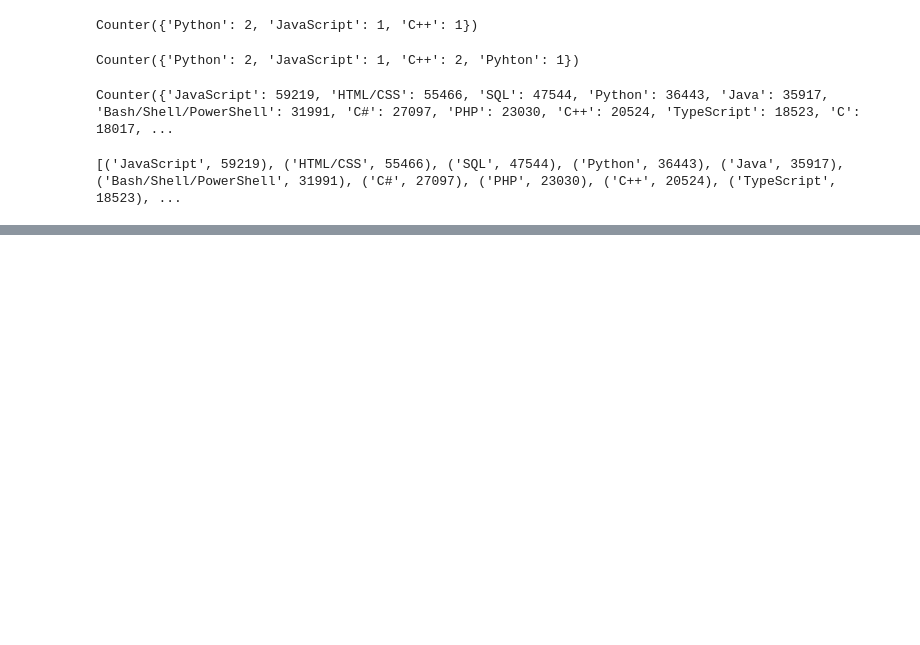
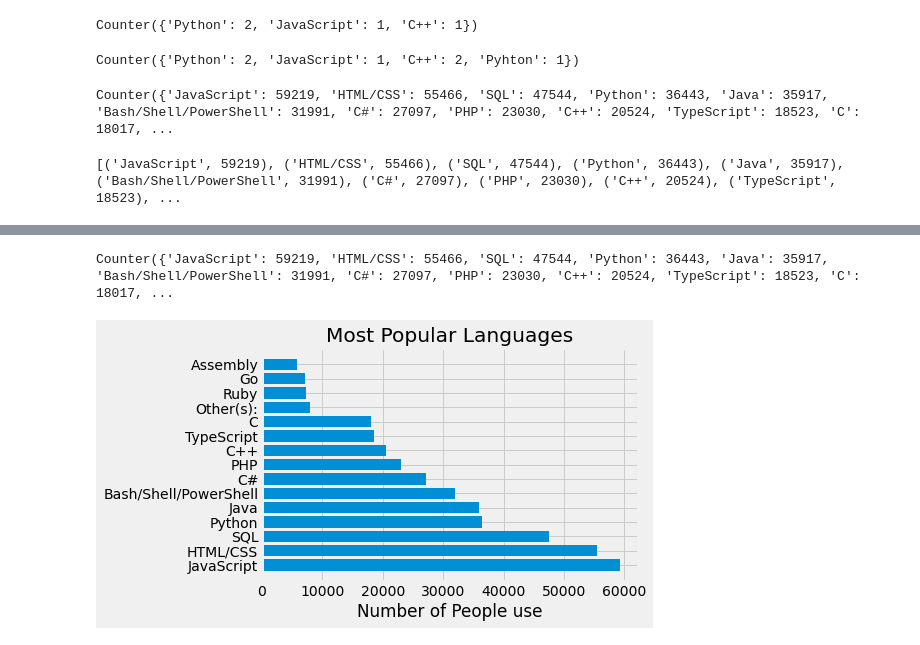
Before and after one commit to devpeak/Matplotlib, a Jupyter notebook: 2_Barcharts-and-Analyzing-data-from-CSVs.ipynb, the cells around one changed output, grey strips where cells are left out. Saved outputs shown, nothing was run; the diff lists cells and outputs as text; code cells hidden in the pictures; blank space fills up the shorter version.

```diff
--- a/2_Barcharts-and-Analyzing-data-from-CSVs.ipynb
+++ b/2_Barcharts-and-Analyzing-data-from-CSVs.ipynb
@@ -161,0 +224,24 @@ print(popularity)
+# %%
+for i in lang_responses:
+    language_counter.update(i.split(';'))
+
+print(language_counter)
+# %% [output]
+Counter({'JavaScript': 59219, 'HTML/CSS': 55466, 'SQL': 47544, 'Python': 36443, 'Java': 35917, 'Bash/Shell/PowerShell': 31991, 'C#': 27097, 'PHP': 23030, 'C++': 20524, 'TypeScript': 18523, 'C': 18017, ...
+# %%
+languages = []
+popularity = []
+# %%
+most_common_language = []
+most_common_language = language_counter.most_common(15) #most_common is a method
+# %%
+for item in most_common_language:
+    languages.append(item[0])
+    popularity.append(item[1])
+# %%
+plt.barh(languages,popularity)
+plt.title('Most Popular Languages')
+plt.xlabel('Number of People use')
+plt.show()
+# %% [output]
+[figure, added]
```
Also changed, not shown: parts of 17 cells of this notebook.
